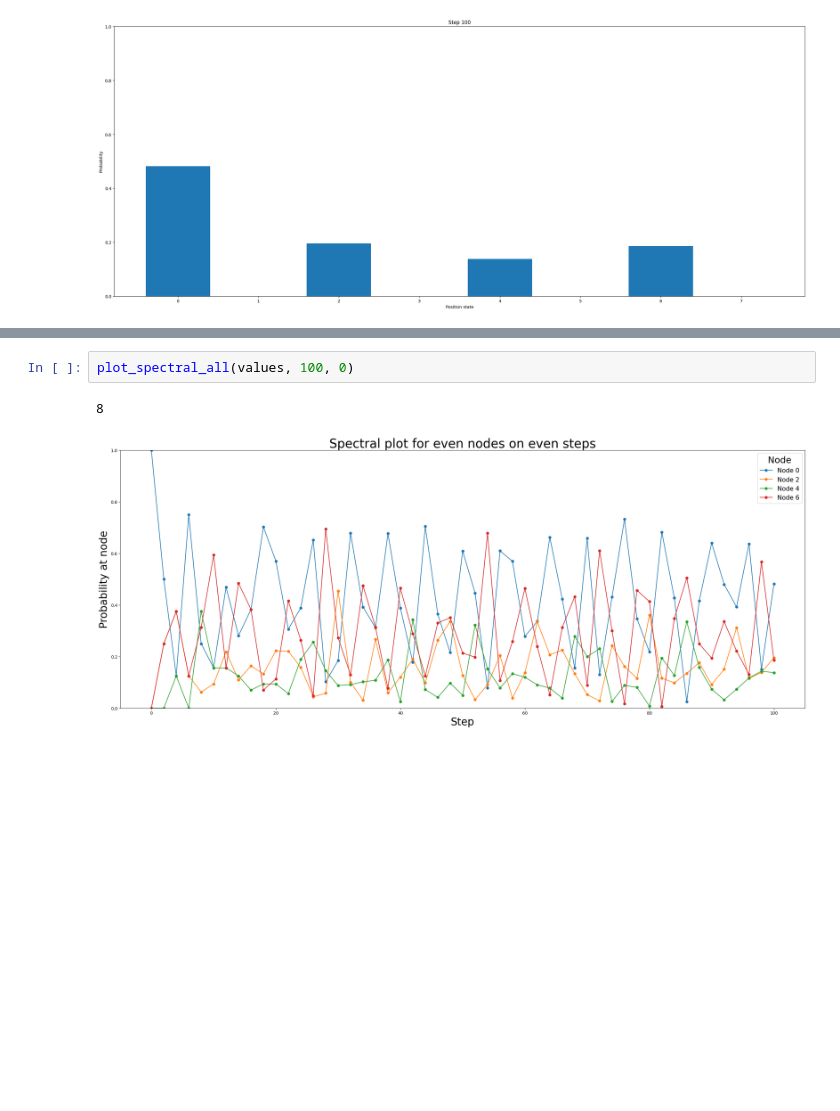
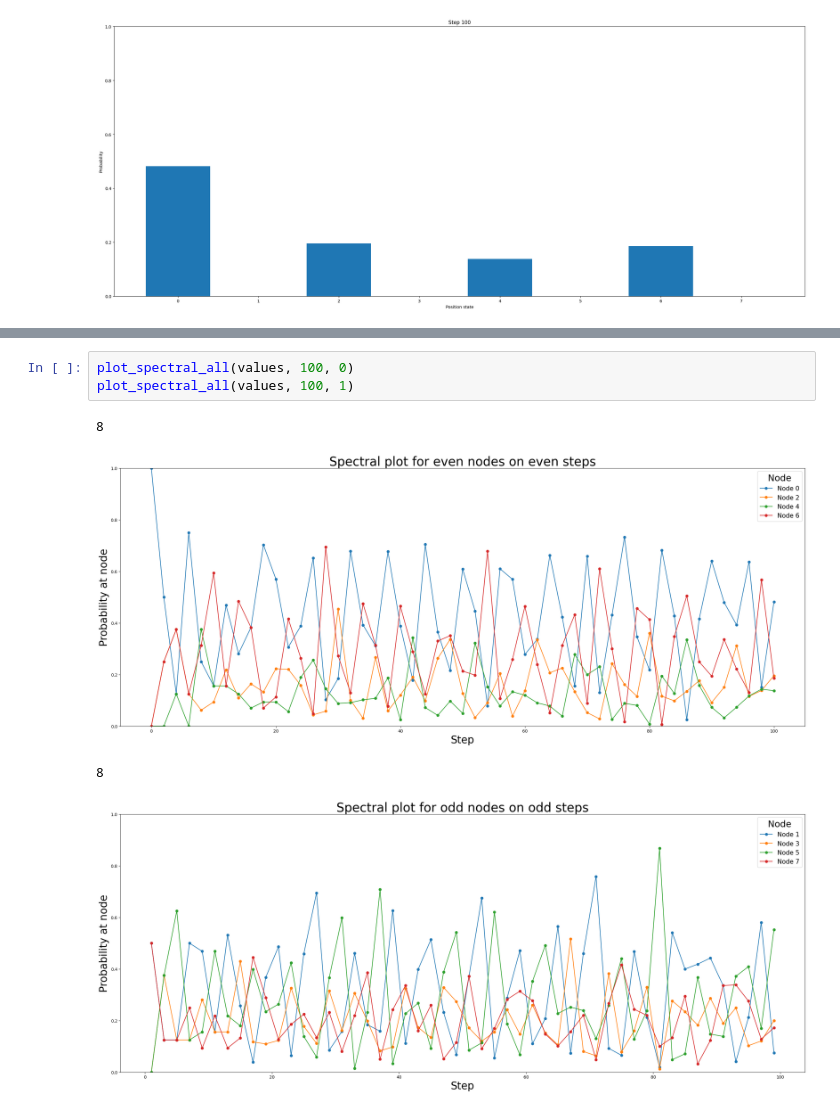
Before and after one commit to Toshihide-Sakao/DA150X-Qauntum-Szegedy-Walk, a Jupyter notebook: qiskit-saker/quantum_szegedy.ipynb, the cells around one changed output, grey strips where cells are left out. Drawn from its saved outputs; the diff is of its cells as text; blank space fills up the shorter version.

```diff
--- a/qiskit-saker/quantum_szegedy.ipynb
+++ b/qiskit-saker/quantum_szegedy.ipynb
@@ -276,8 +275,11 @@ plot_spectral(values, 200, 0)
 # %%
 plot_spectral_all(values, 100, 0)
+plot_spectral_all(values, 100, 1)
 # %% [output]
 8
 [figure]
+8
+[figure, added]
 # %%
 plot_heat_map(values, 200)
 # %% [output]
```
Also changed, not shown: parts of 3 cells of this notebook, 1 other file.
